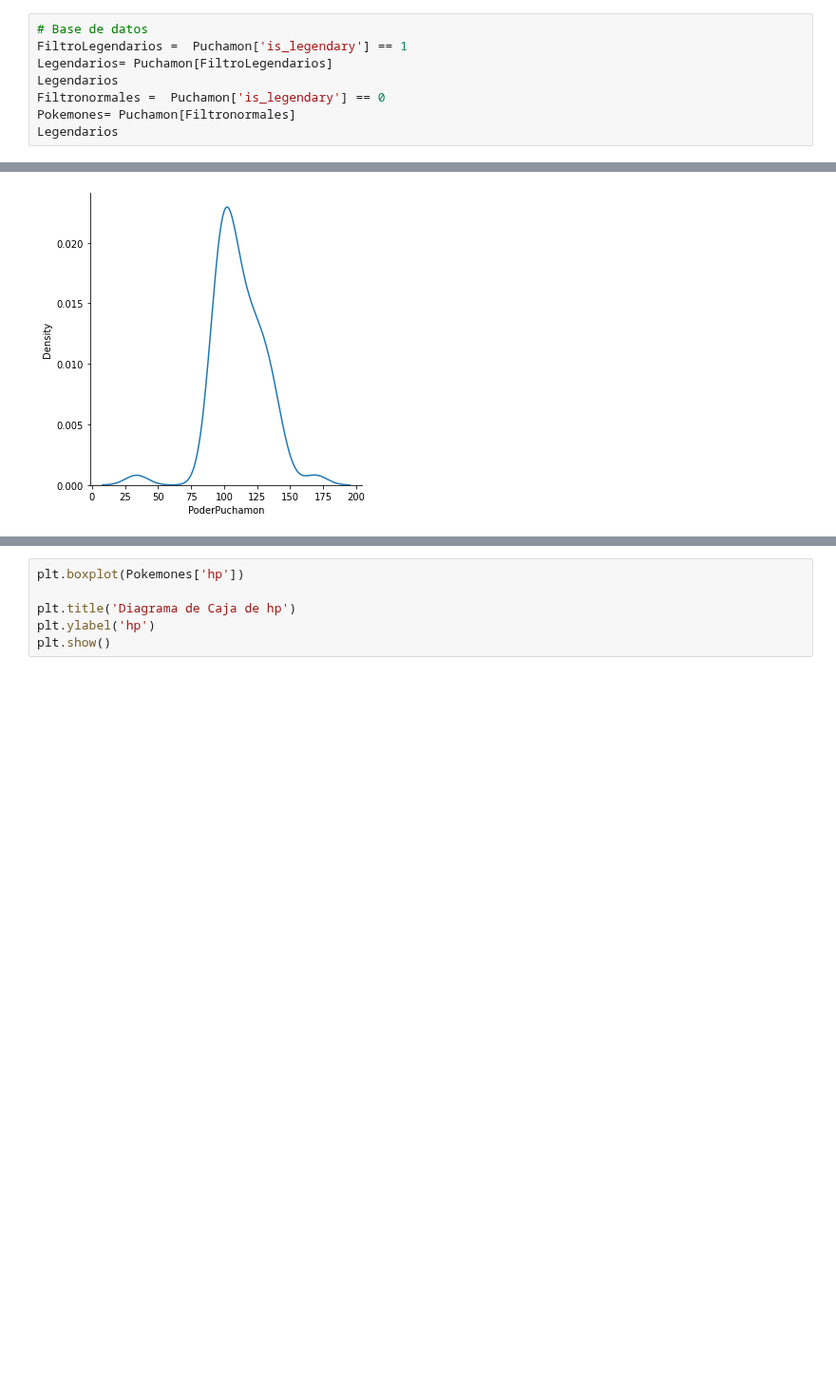
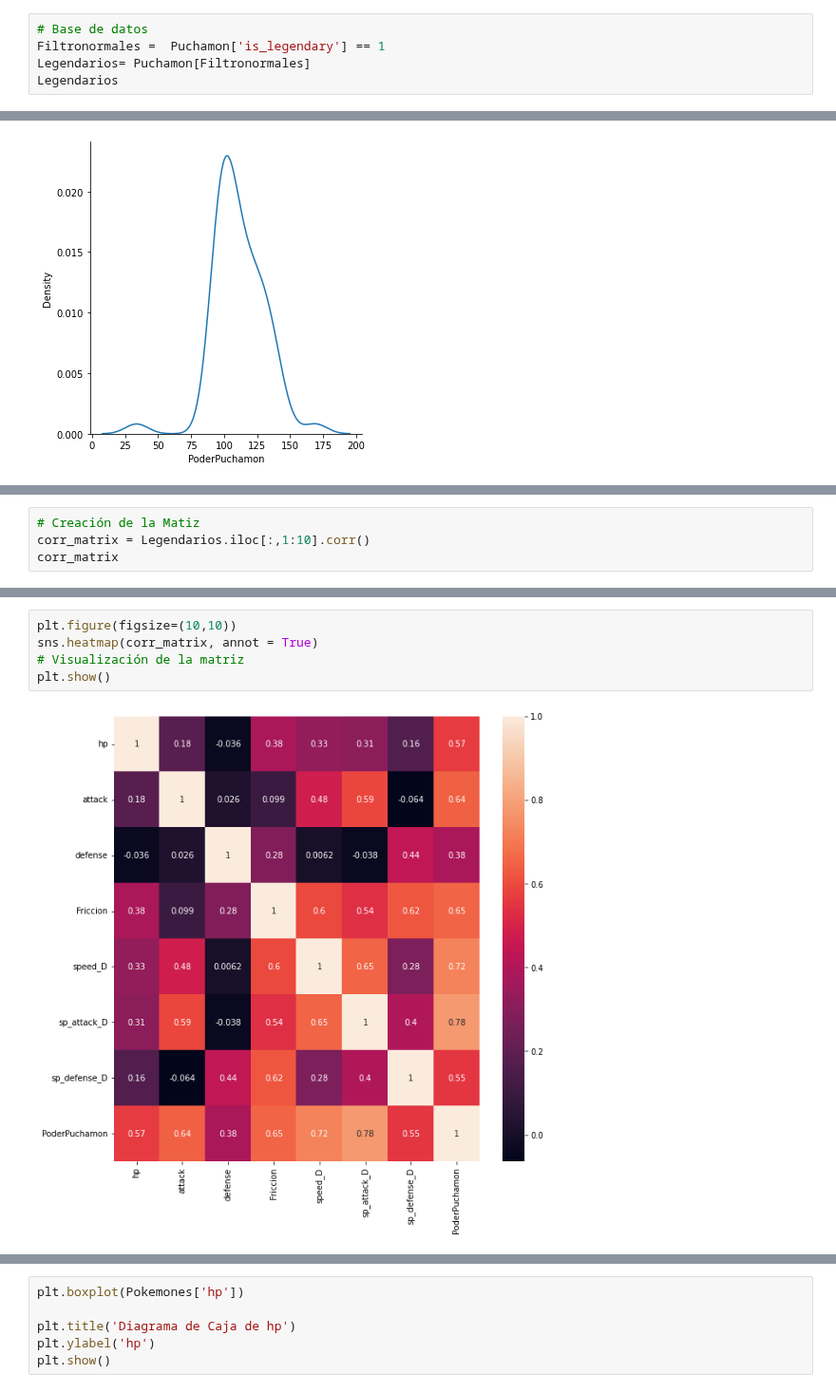
Before and after one commit to Calm-leon/proyecto-an-lisis-de-datos, a Jupyter notebook: Copia_de_Pokemon.ipynb, the cells around one changed output, grey strips where cells are left out. Shown at 95% size. Drawn from its saved outputs; the diff is of its cells as text; blank space fills up the shorter version.

```diff
--- a/Copia_de_Pokemon.ipynb
+++ b/Copia_de_Pokemon.ipynb
@@ -256,12 +276,9 @@ El conjunto de datos tiene la siguiente información:
 ----------------------
 # %%
 # Base de datos
-FiltroLegendarios =  Puchamon['is_legendary'] == 1
-Legendarios= Puchamon[FiltroLegendarios]
+Filtronormales =  Puchamon['is_legendary'] == 1
+Legendarios= Puchamon[Filtronormales]
 Legendarios
-Filtronormales =  Puchamon['is_legendary'] == 0
-Pokemones= Puchamon[Filtronormales]
-Legendarios
 # %% [output]
 |  | pokedex_number | name | hp | attack | defense | Friccion | speed_D | sp_attack_D | sp_defense_D | ... |
 | 143 | 144 | Articuno | 90 | 85 | 100 | 5.71 | 90.71 | 100.71 | 130.71 | ... |
@@ -390,0 +459,4 @@ plt.show()
+# %%
+# Creación de la Matiz
+corr_matrix = Legendarios.iloc[:,1:10].corr()
+corr_matrix
@@ -390,0 +473,7 @@ plt.show()
+# %%
+plt.figure(figsize=(10,10))
+sns.heatmap(corr_matrix, annot = True)
+# Visualización de la matriz
+plt.show()
+# %% [output]
+[figure, added]
```
Also changed, not shown: parts of 43 cells of this notebook.
